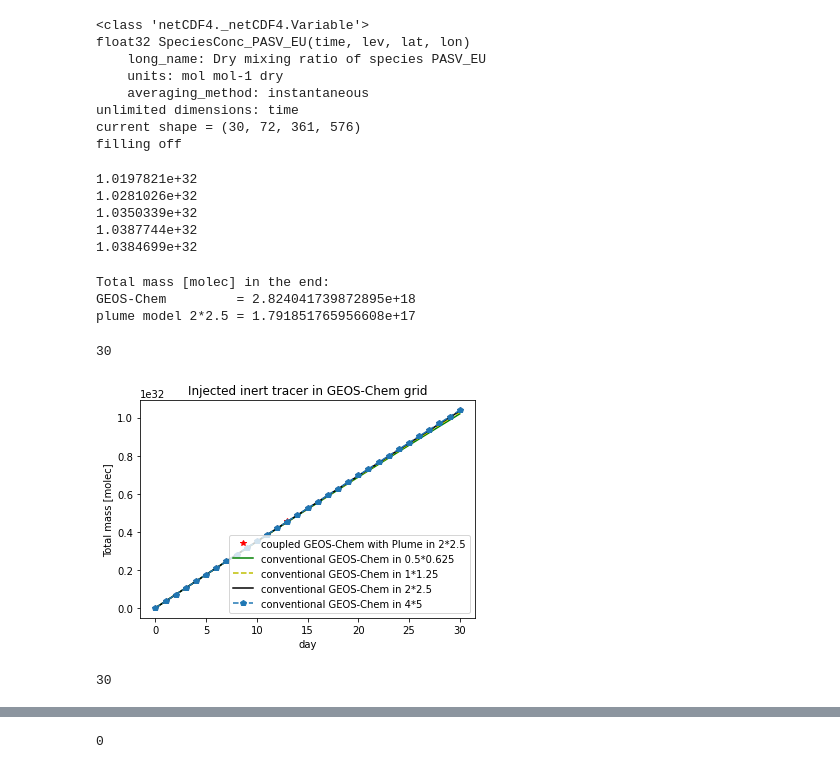
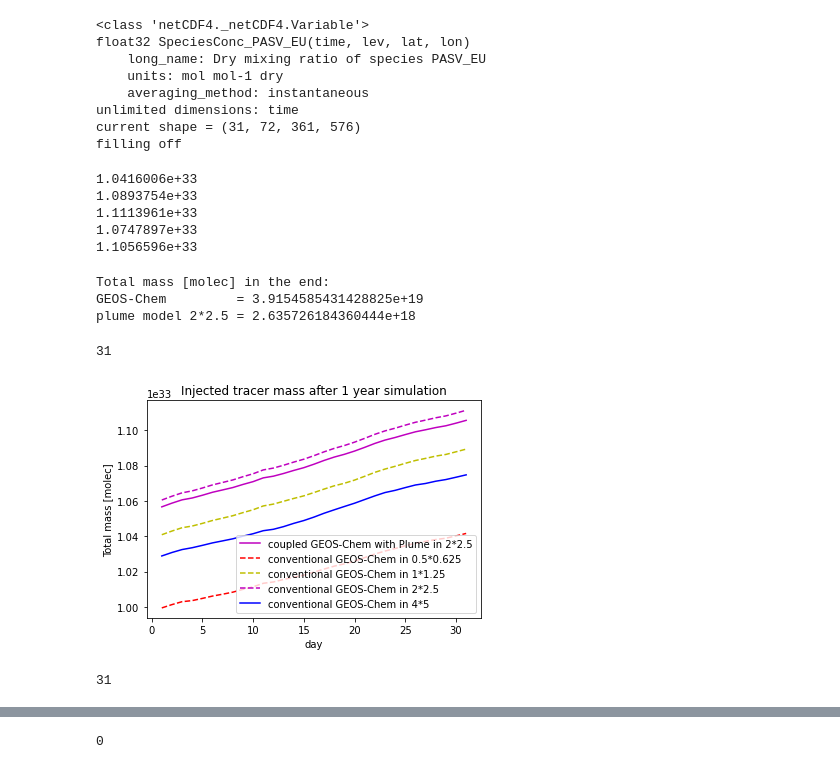
Before and after one commit to hongwei8sun/GEOS-Chem, a Jupyter notebook: python/GEOS_PLUME_distribution.ipynb, the cells around one changed output, grey strips where cells are left out. Saved outputs shown, nothing was run; the diff lists cells and outputs as text; code cells hidden in the pictures.

```diff
--- a/python/GEOS_PLUME_distribution.ipynb
+++ b/python/GEOS_PLUME_distribution.ipynb
@@ -25,7 +25,7 @@ NA = 6.022e+23
 # %%
 # 0.5x0.625
 FILEDIR1 = '/n/home12/hongwei/HONGWEI/GC_run_13.0/gc_05x0625_aerosol_compare_Eulerian'
-NcFile1   = Dataset(FILEDIR1+'/OutputDir/GEOSChem.SpeciesConc.20110101_0005z.nc4','r',format='NETCDF4_CLASSIC')
+NcFile1   = Dataset(FILEDIR1+'/OutputDir/GEOSChem.SpeciesConc.20120101_0000z.nc4','r',format='NETCDF4_CLASSIC')
 
 lat1             = NcFile1.variables['lat'][:]
 lon1             = NcFile1.variables['lon'][:]
@@ -36,7 +36,7 @@ GC_AREA1 = NcFile1.variables['AREA'][:,:]
 
 # 1*1.25
 FILEDIR2 = '/n/home12/hongwei/HONGWEI/GC_run_13.0/gc_1x125_aerosol_compare_Eulerian'
-NcFile2   = Dataset(FILEDIR2+'/OutputDir/GEOSChem.SpeciesConc.20110101_0005z.nc4','r',format='NETCDF4_CLASSIC')
+NcFile2   = Dataset(FILEDIR2+'/OutputDir/GEOSChem.SpeciesConc.20120101_0000z.nc4','r',format='NETCDF4_CLASSIC')
 
 lat2             = NcFile2.variables['lat'][:]
 lon2             = NcFile2.variables['lon'][:]
@@ -47,7 +47,7 @@ GC_AREA2 = NcFile2.variables['AREA'][:,:];
 
 # 2*2.5
 FILEDIR3 = '/n/home12/hongwei/HONGWEI/GC_run_13.0/gc_2x25_aerosol_compare_Eulerian'
-NcFile3   = Dataset(FILEDIR3+'/OutputDir/GEOSChem.SpeciesConc.20110101_0010z.nc4','r',format='NETCDF4_CLASSIC')
+NcFile3   = Dataset(FILEDIR3+'/OutputDir/GEOSChem.SpeciesConc.20120101_0000z.nc4','r',format='NETCDF4_CLASSIC')
 
 lat3             = NcFile3.variables['lat'][:]
 lon3             = NcFile3.variables['lon'][:]
@@ -58,7 +58,7 @@ GC_AREA3 = NcFile3.variables['AREA'][:,:];
 
 # 4*5
 FILEDIR4 = '/n/home12/hongwei/HONGWEI/GC_run_13.0/gc_4x5_aerosol_compare_Eulerian'
-NcFile4   = Dataset(FILEDIR4+'/OutputDir/GEOSChem.SpeciesConc.20110101_0010z.nc4','r',format='NETCDF4_CLASSIC')
+NcFile4   = Dataset(FILEDIR4+'/OutputDir/GEOSChem.SpeciesConc.20120101_0000z.nc4','r',format='NETCDF4_CLASSIC')
 
 lat4             = NcFile4.variables['lat'][:]
 lon4             = NcFile4.variables['lon'][:]
@@ -69,7 +69,7 @@ GC_AREA4 = NcFile4.variables['AREA'][:,:];
 
 # lagrange: 2*2.5
 FILEDIR0 = '/n/home12/hongwei/HONGWEI/GC_run_13.0/gc_2x25_aerosol_compare_lagrange'
-NcFile0   = Dataset(FILEDIR0+'/OutputDir/GEOSChem.SpeciesConc.20110101_0010z.nc4','r',format='NETCDF4_CLASSIC')
+NcFile0   = Dataset(FILEDIR0+'/OutputDir/GEOSChem.SpeciesConc.20120101_0000z.nc4','r',format='NETCDF4_CLASSIC')
 
 lat0             = NcFile0.variables['lat'][:]
 lon0             = NcFile0.variables['lon'][:]
@@ -88,7 +88,7 @@ float32 SpeciesConc_PASV_EU(time, lev, lat, lon)
     units: mol mol-1 dry
     averaging_method: instantaneous
 unlimited dimensions: time
-current shape = (30, 72, 361, 576)
+current shape = (31, 72, 361, 576)
 filling off
 # %%
 del NcFile0, NcFile1, NcFile2, NcFile3, NcFile4
@@ -260,54 +260,54 @@ LA0_Zsum_Xmean = np.mean(LA0_Zsum[:,:,:], axis=2)
 print( np.sum(LA0_molec[Nt0-1,:,:,:]) )
 del LA0
 # %% [output]
-1.0197821e+32
-1.0281026e+32
-1.0350339e+32
-1.0387744e+32
-1.0384699e+32
+1.0416006e+33
+1.0893754e+33
+1.1113961e+33
+1.0747897e+33
+1.1056596e+33
 # %%
 
 
 t = Nt1-1
 print(f'Total mass [molec] in the end: ')
 print(f'GEOS-Chem         = {np.sum(EU1_Zsum[t,:,:])}')
 print(f'plume model 2*2.5 = {np.sum(LA0_Zsum[t,:,:])}')
 
-LA0_mass = [0]
-EU1_mass = [0]
-EU2_mass = [0]
-EU3_mass = [0]
-EU4_mass = [0]
+LA0_mass = []
+EU1_mass = []
+EU2_mass = []
+EU3_mass = []
+EU4_mass = []
 
-days = [0]
+days = []
 
 for i in range(Nt1):
     days.append(i+1);
     LA0_mass.append(np.sum(LA0_molec[i,:,:,:]))
     EU1_mass.append(np.sum(EU1_molec[i,:,:,:]))
     EU2_mass.append(np.sum(EU2_molec[i,:,:,:]))
     EU3_mass.append(np.sum(EU3_molec[i,:,:,:]))
     EU4_mass.append(np.sum(EU4_molec[i,:,:,:]))
 
-plt.plot(days, LA0_mass, 'r*', label='coupled GEOS-Chem with Plume in 2*2.5');
+plt.plot(days, LA0_mass, 'm', label='coupled GEOS-Chem with Plume in 2*2.5');
 
-plt.plot(days, EU1_mass, 'g', label='conventional GEOS-Chem in 0.5*0.625');
+plt.plot(days, EU1_mass, 'r--', label='conventional GEOS-Chem in 0.5*0.625');
 plt.plot(days, EU2_mass, 'y--', label='conventional GEOS-Chem in 1*1.25');
-plt.plot(days, EU3_mass, 'k', label='conventional GEOS-Chem in 2*2.5');
-plt.plot(days, EU4_mass, 'p--', label='conventional GEOS-Chem in 4*5');
+plt.plot(days, EU3_mass, 'm--', label='conventional GEOS-Chem in 2*2.5');
+plt.plot(days, EU4_mass, 'b', label='conventional GEOS-Chem in 4*5');
 
-plt.title('Injected inert tracer in GEOS-Chem grid');
+plt.title('Injected tracer mass after 1 year simulation');
 plt.xlabel('day');
 plt.ylabel('Total mass [molec]');
 plt.legend();
 
 days[-1]
 # %% [output]
 Total mass [molec] in the end:
-GEOS-Chem         = 2.824041739872895e+18
-plume model 2*2.5 = 1.791851765956608e+17
+GEOS-Chem         = 3.9154585431428825e+19
+plume model 2*2.5 = 2.635726184360444e+18
-30
+31
-[figure, old version]
+[figure, new version]
 # %%
 # plot  -----------------------------------------
 #------------------------------------------------
@@ -415,9 +415,9 @@ for i in tqdm(np.arange(0,Nt1,1)):
 
     ax4 = plt.subplot(2,2,4);
 
-    ax4.plot(EU1_Zsum_Xmean[i,:], lat1, 'r-', label='Eulerian: 0.5*0.625');
-    ax4.plot(EU2_Zsum_Xmean[i,:], lat2, 'b--', label='Eulerian: 1*1.25');
-    ax4.plot(EU3_Zsum_Xmean[i,:], lat3, 'r-', label='Eulerian: 2*2.5');
+    ax4.plot(EU1_Zsum_Xmean[i,:], lat1, 'r--', label='Eulerian: 0.5*0.625');
+    ax4.plot(EU2_Zsum_Xmean[i,:], lat2, 'y--', label='Eulerian: 1*1.25');
+    ax4.plot(EU3_Zsum_Xmean[i,:], lat3, 'm--', label='Eulerian: 2*2.5');
     ax4.plot(EU4_Zsum_Xmean[i,:], lat4, 'b--', label='Eulerian: 4*5');
 
     ax4.plot(LA0_Zsum_Xmean[i,:], lat0, color='gray', linestyle='-', alpha=0.7, label='Lagrangian: 2*2.5');
@@ -441,7 +441,7 @@ for i in tqdm(np.arange(0,Nt1,1)):
 
 plt.close();
 # %% [output]
-30
+31
 # %%
 Image(filename=f'{Nt1}_xy2.png')
 # %% [output]
```
Also changed, not shown: parts of 1 cell of this notebook, 21 other files.
